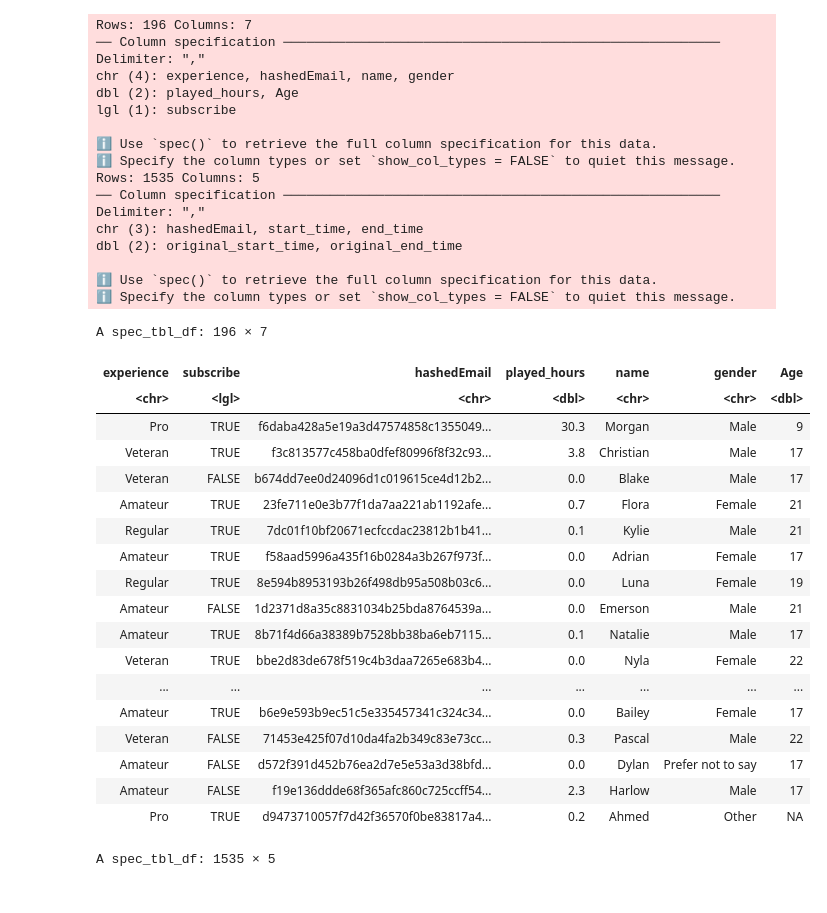
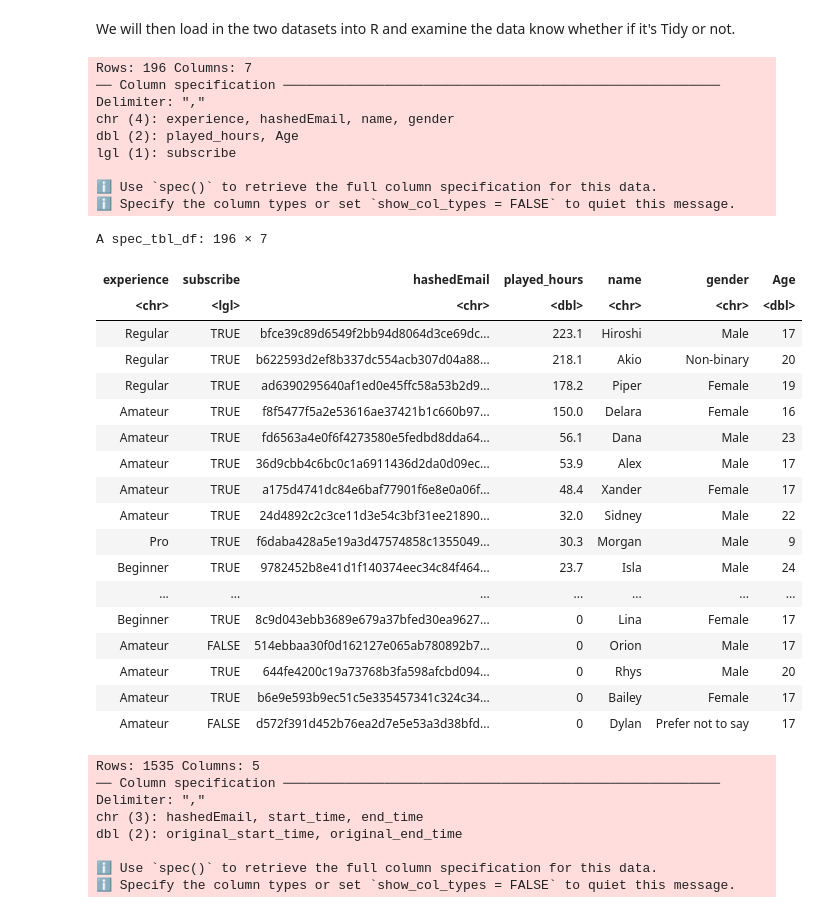
Before and after one commit to CF4563/Dsci100-individual, a Jupyter notebook: individual.project.ipynb, the cells around one changed output. Cells and saved outputs as stored; diff of their text form; code cells hidden in the pictures.

Commit message:
Added in Visualizations
Added in a graph and arranged the players.csv dataset

```diff
--- a/individual.project.ipynb
+++ b/individual.project.ipynb
@@ -16,44 +28,45 @@ Making 'packages.html' ...
+# %% [markdown]
+We will then load in the two datasets into R and examine the data know whether if it's Tidy or not.
 # %%
-players <- read_csv("data/players.csv")
-sessions <- read_csv("data/sessions.csv")
+players <- read_csv("data/players.csv") |>
+arrange(by = desc(played_hours))
 
 players
-sessions
+sessions <- read_csv("data/sessions.csv")
 # %% [output]
 Rows: 196 Columns: 7
 ── Column specification ────────────────────────────────────────────────────────
 Delimiter: ","
 chr (4): experience, hashedEmail, name, gender
 dbl (2): played_hours, Age
 lgl (1): subscribe
 
 ℹ Use `spec()` to retrieve the full column specification for this data.
 ℹ Specify the column types or set `show_col_types = FALSE` to quiet this message.
-Rows: 1535 Columns: 5
-── Column specification ────────────────────────────────────────────────────────
-Delimiter: ","
-chr (3): hashedEmail, start_time, end_time
-dbl (2): original_start_time, original_end_time
-
-ℹ Use `spec()` to retrieve the full column specification for this data.
-ℹ Specify the column types or set `show_col_types = FALSE` to quiet this message.
 A spec_tbl_df: 196 × 7
 | experience | subscribe | hashedEmail | played_hours | name | gender | Age |
 | <chr> | <lgl> | <chr> | <dbl> | <chr> | <chr> | <dbl> |
+| Regular | TRUE | bfce39c89d6549f2bb94d8064d3ce69dc... | 223.1 | Hiroshi | Male | 17 |
+| Regular | TRUE | b622593d2ef8b337dc554acb307d04a88... | 218.1 | Akio | Non-binary | 20 |
+| Regular | TRUE | ad6390295640af1ed0e45ffc58a53b2d9... | 178.2 | Piper | Female | 19 |
+| Amateur | TRUE | f8f5477f5a2e53616ae37421b1c660b97... | 150.0 | Delara | Female | 16 |
+| Amateur | TRUE | fd6563a4e0f6f4273580e5fedbd8dda64... | 56.1 | Dana | Male | 23 |
+| Amateur | TRUE | 36d9cbb4c6bc0c1a6911436d2da0d09ec... | 53.9 | Alex | Male | 17 |
+| Amateur | TRUE | a175d4741dc84e6baf77901f6e8e0a06f... | 48.4 | Xander | Female | 17 |
+| Amateur | TRUE | 24d4892c2c3ce11d3e54c3bf31ee21890... | 32.0 | Sidney | Male | 22 |
 | Pro | TRUE | f6daba428a5e19a3d47574858c1355049... | 30.3 | Morgan | Male | 9 |
-| Veteran | TRUE | f3c813577c458ba0dfef80996f8f32c93... | 3.8 | Christian | Male | 17 |
-| Veteran | FALSE | b674dd7ee0d24096d1c019615ce4d12b2... | 0.0 | Blake | Male | 17 |
-| Amateur | TRUE | 23fe711e0e3b77f1da7aa221ab1192afe... | 0.7 | Flora | Female | 21 |
-| Regular | TRUE | 7dc01f10bf20671ecfccdac23812b1b41... | 0.1 | Kylie | Male | 21 |
-| Amateur | TRUE | f58aad5996a435f16b0284a3b267f973f... | 0.0 | Adrian | Female | 17 |
-| Regular | TRUE | 8e594b8953193b26f498db95a508b03c6... | 0.0 | Luna | Female | 19 |
-| Amateur | FALSE | 1d2371d8a35c8831034b25bda8764539a... | 0.0 | Emerson | Male | 21 |
-| Amateur | TRUE | 8b71f4d66a38389b7528bb38ba6eb7115... | 0.1 | Natalie | Male | 17 |
-| Veteran | TRUE | bbe2d83de678f519c4b3daa7265e683b4... | 0.0 | Nyla | Female | 22 |
+| Beginner | TRUE | 9782452b8e41d1f140374eec34c84f464... | 23.7 | Isla | Male | 24 |
 | ... | ... | ... | ... | ... | ... | ... |
-| Amateur | TRUE | b6e9e593b9ec51c5e335457341c324c34... | 0.0 | Bailey | Female | 17 |
-| Veteran | FALSE | 71453e425f07d10da4fa2b349c83e73cc... | 0.3 | Pascal | Male | 22 |
-| Amateur | FALSE | d572f391d452b76ea2d7e5e53a3d38bfd... | 0.0 | Dylan | Prefer not to say | 17 |
-| Amateur | FALSE | f19e136ddde68f365afc860c725ccff54... | 2.3 | Harlow | Male | 17 |
-| Pro | TRUE | d9473710057f7d42f36570f0be83817a4... | 0.2 | Ahmed | Other | NA |
+| Beginner | TRUE | 8c9d043ebb3689e679a37bfed30ea9627... | 0 | Lina | Female | 17 |
+| Amateur | FALSE | 514ebbaa30f0d162127e065ab780892b7... | 0 | Orion | Male | 17 |
+| Amateur | TRUE | 644fe4200c19a73768b3fa598afcbd094... | 0 | Rhys | Male | 20 |
+| Amateur | TRUE | b6e9e593b9ec51c5e335457341c324c34... | 0 | Bailey | Female | 17 |
+| Amateur | FALSE | d572f391d452b76ea2d7e5e53a3d38bfd... | 0 | Dylan | Prefer not to say | 17 |
-A spec_tbl_df: 1535 × 5
+Rows: 1535 Columns: 5
+── Column specification ────────────────────────────────────────────────────────
+Delimiter: ","
+chr (3): hashedEmail, start_time, end_time
+dbl (2): original_start_time, original_end_time
+
+ℹ Use `spec()` to retrieve the full column specification for this data.
+ℹ Specify the column types or set `show_col_types = FALSE` to quiet this message.
```
Also changed, not shown: parts of 5 cells of this notebook.
